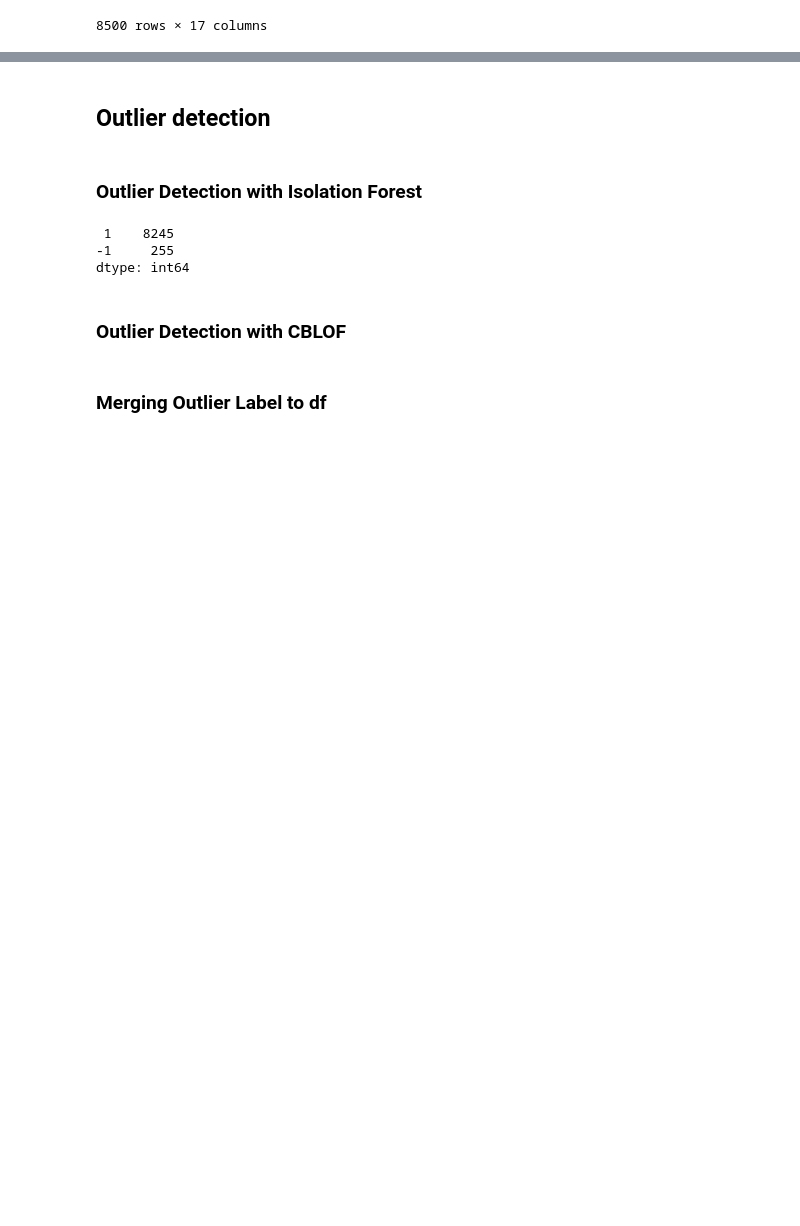
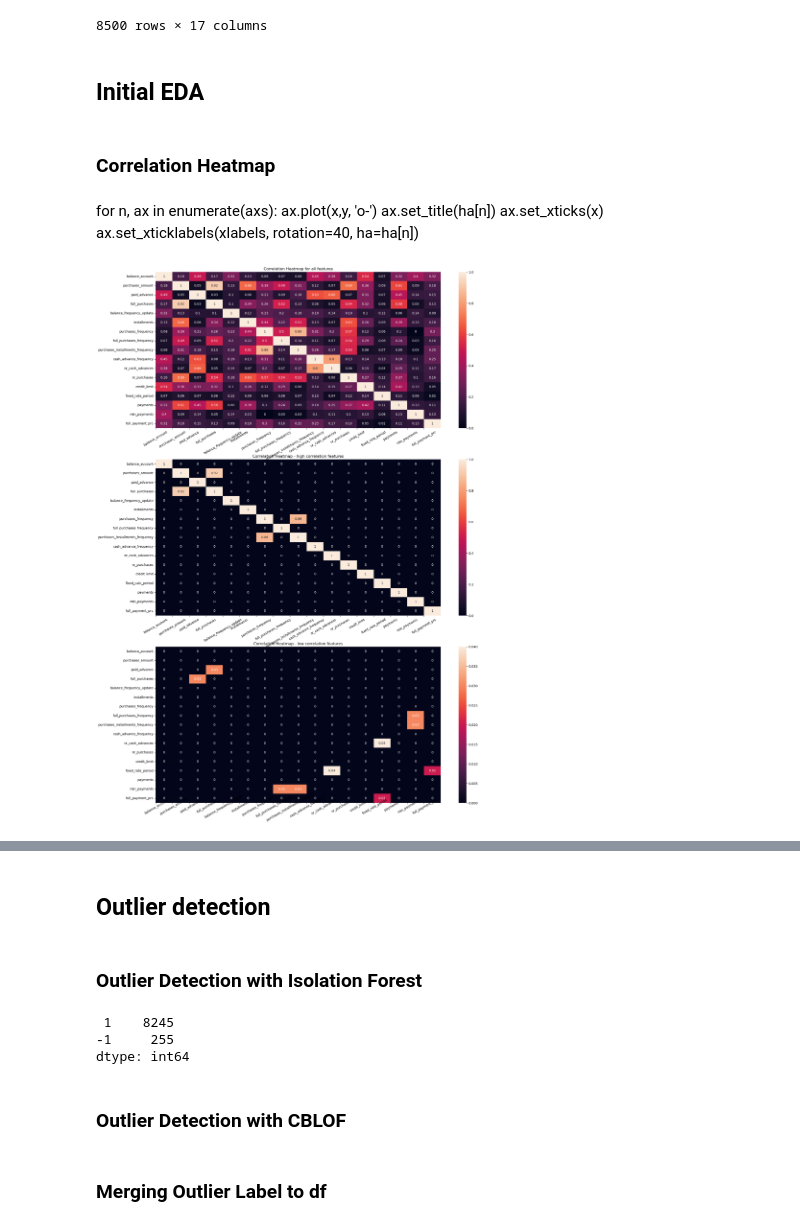
Before and after one commit to Rojoser/Credit-Card-Segmentation, a Jupyter notebook: Agus/Customer_Segmentation_Outlier_Detection.ipynb, the cells around one changed output, grey strips where cells are left out. Saved outputs shown, nothing was run; the diff lists cells and outputs as text; code cells hidden in the pictures; blank space fills up the shorter version.

Commit message:
Update Outlier Detection and Visualizations

```diff
--- a/Agus/Customer_Segmentation_Outlier_Detection.ipynb
+++ b/Agus/Customer_Segmentation_Outlier_Detection.ipynb
@@ -24,7 +24,7 @@ from pyod.models.iforest import IForest
 from pyod.models import cblof
 
 
-plt.rcParams["figure.figsize"] = (12,10)
+plt.rcParams["figure.figsize"] = (20,15)
 # %% [markdown]
 ## Data reading and cleaning
 # %%
@@ -81,3 +81,35 @@ X_imputed_renamed
 | 8498 | 1646.384530 | 1047.34 | 146.650389 | 1047.34 | 1.000000 | 0.00 | ... |
 | 8499 | 1861.087370 | 1752.06 | 0.000000 | 1417.18 | 1.000000 | 334.88 | ... |
 8500 rows × 17 columns
+# %% [markdown]
+## Initial EDA
+# %% [markdown]
+### Correlation Heatmap
+# %% [markdown]
+for n, ax in enumerate(axs):
+    ax.plot(x,y, 'o-')
+    ax.set_title(ha[n])
+    ax.set_xticks(x)
+    ax.set_xticklabels(xlabels, rotation=40, ha=ha[n])
+# %%
+corr=X_imputed_renamed.corr().applymap(lambda x: round(abs(x),2))
+corr_high = corr.applymap(lambda x: round(x,2) if x > 0.8 else 0)
+corr_low = corr.applymap(lambda x: round(x,2) if x < 0.05 else 0)
+
+fig, axs = plt.subplots(3,1,figsize=(20,30));
+
+x=np.arange(len(corr.columns));
+sns.heatmap(corr, annot = True, ax=axs[0]);
+axs[0].set_title('Correlation Heatmap for all features');
+axs[0].set_xticks(x, ha='center')#,rotation_mode='anchor');
+axs[0].set_xticklabels(corr.columns, rotation=30, ha='center');#, ha=ha[n])
+sns.heatmap(corr_high, annot = True, ax=axs[1]);
+axs[1].set_title('Correlation Heatmap - high correlation features')
+axs[1].set_xticks(x);#, ha='center',rotation_mode='anchor')
+axs[1].set_xticklabels(corr.columns, rotation=30);#, ha=ha[n])
+sns.heatmap(corr_low, annot = True, ax=axs[2]);
+axs[2].set_title('Correlation Heatmap - low correlation features');
+axs[2].set_xticks(x);#, ha='center',rotation_mode='anchor')
+axs[2].set_xticklabels(corr.columns, rotation=30, ha='center',rotation_mode='anchor');#, ha=ha[n])
+# %% [output]
+[figure, added]
```
Also changed, not shown: parts of 28 cells of this notebook, 3 other files.
